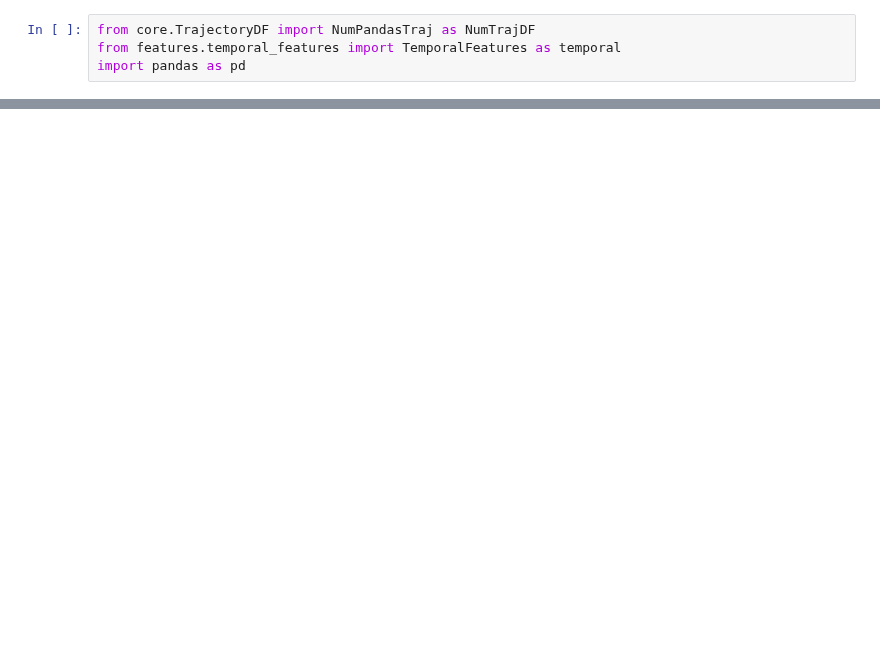
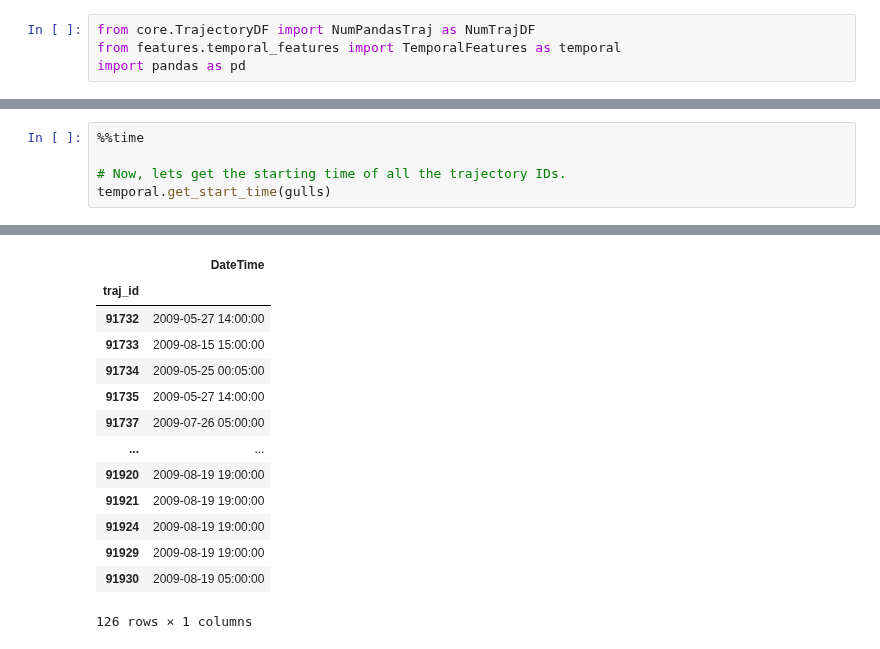
Before and after one commit to YakshHaranwala/PTRAIL, a Jupyter notebook: examples/temporal_examples.ipynb, the cells around one changed output, grey strips where cells are left out. Saved outputs shown, nothing was run; the diff lists cells and outputs as text; blank space fills up the shorter version.

```diff
--- a/examples/temporal_examples.ipynb
+++ b/examples/temporal_examples.ipynb
@@ -103 +103,7 @@ Wall time: 185 ms
 Timedelta('146 days 23:53:26')
+# %%
+%%time
+
+# Now, lets get the starting time of all the trajectory IDs.
+temporal.get_start_time(gulls)
+# %% [output]
@@ -103,0 +112,14 @@ Timedelta('146 days 23:53:26')
+|  | DateTime |
+| traj_id |  |
+| 91732 | 2009-05-27 14:00:00 |
+| 91733 | 2009-08-15 15:00:00 |
+| 91734 | 2009-05-25 00:05:00 |
+| 91735 | 2009-05-27 14:00:00 |
+| 91737 | 2009-07-26 05:00:00 |
+| ... | ... |
+| 91920 | 2009-08-19 19:00:00 |
+| 91921 | 2009-08-19 19:00:00 |
+| 91924 | 2009-08-19 19:00:00 |
+| 91929 | 2009-08-19 19:00:00 |
+| 91930 | 2009-08-19 05:00:00 |
+126 rows × 1 columns
```
Also changed, not shown: parts of 7 cells of this notebook, 10 other files.
